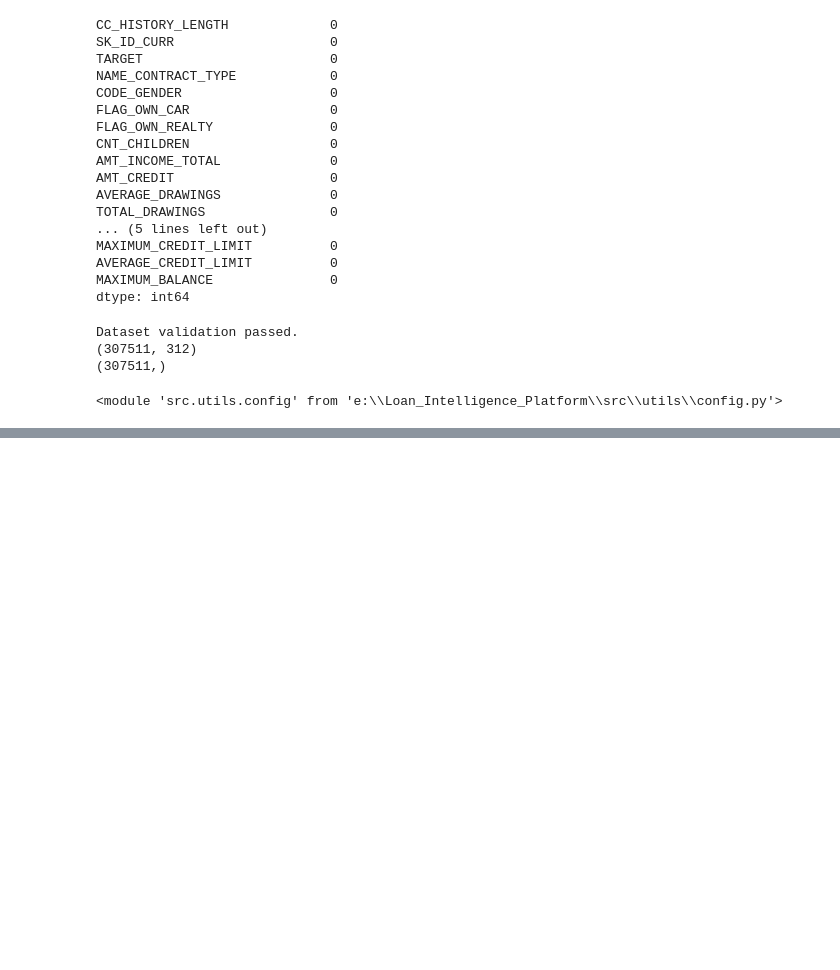
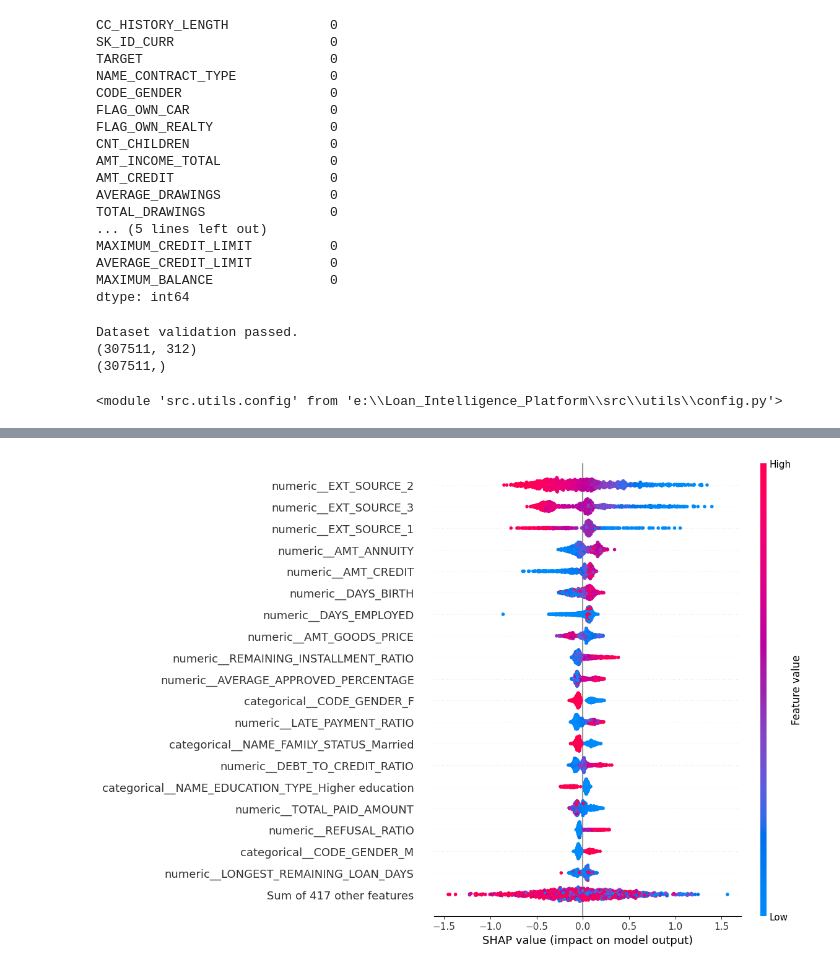
Before and after one commit to DevendraRaj58/Loan-Intelligence-Platform, a Jupyter notebook: notebooks/02_database_reverse_engineering.ipynb, the cells around one changed output, grey strips where cells are left out. Saved outputs shown, nothing was run; the diff lists cells and outputs as text; code cells hidden in the pictures; blank space fills up the shorter version.

Commit message:
Add SHAP explainability and update data exploration notebook

```diff
--- a/notebooks/02_database_reverse_engineering.ipynb
+++ b/notebooks/02_database_reverse_engineering.ipynb
@@ -1117,0 +1208,23 @@ Removed 58 highly correlated features.
+# %%
+from src.modeling.splitter import DataSplitter
+from src.utils.config import config
+
+# Start from the original merged dataset
+X_raw = final_dataset.drop(columns=["TARGET"]).copy()
+y = final_dataset["TARGET"].copy()
+
+# Remove identifier columns
+identifier_columns = config["preprocessing"]["identifier_columns"]
+X_raw = X_raw.drop(columns=identifier_columns, errors="ignore")
+
+# Split before imputation, encoding, and feature selection
+X_train_raw, X_valid_raw, y_train, y_valid = DataSplitter.split(
+    X_raw, y
+)
+
+print("Training features:", X_train_raw.shape)
+print("Validation features:", X_valid_raw.shape)
+
+print("\nTarget distribution:")
+print("Training:", y_train.mean())
+print("Validation:", y_valid.mean())
@@ -1117,0 +1509,13 @@ Removed 58 highly correlated features.
+# %%
+import importlib
+import src.explainability.shap_explainer as shap_module
+
+importlib.reload(shap_module)
+
+SHAPExplainer = shap_module.SHAPExplainer
+
+# Get the transformed feature names from our fitted preprocessor
+feature_names = preprocessor.get_feature_names_out()
+
+print("Number of feature names:", len(feature_names))
+print("Number of model features:", X_valid_processed.shape[1])
@@ -1117,0 +1525,5 @@ Removed 58 highly correlated features.
+# %%
+shap_explainer = SHAPExplainer(
+    model=trained_models["lightgbm"],
+    feature_names=feature_names
+)
@@ -1117,0 +1562,4 @@ Removed 58 highly correlated features.
+# %%
+shap_explainer.plot_summary(max_display=20)
+# %% [output]
+[figure, added]
```
Also changed, not shown: parts of 53 cells of this notebook, 2 other files.
